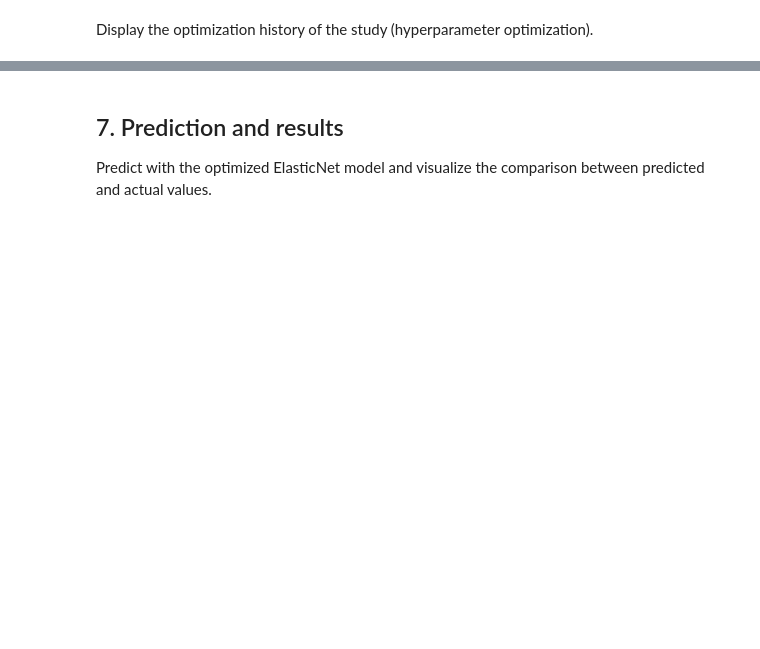
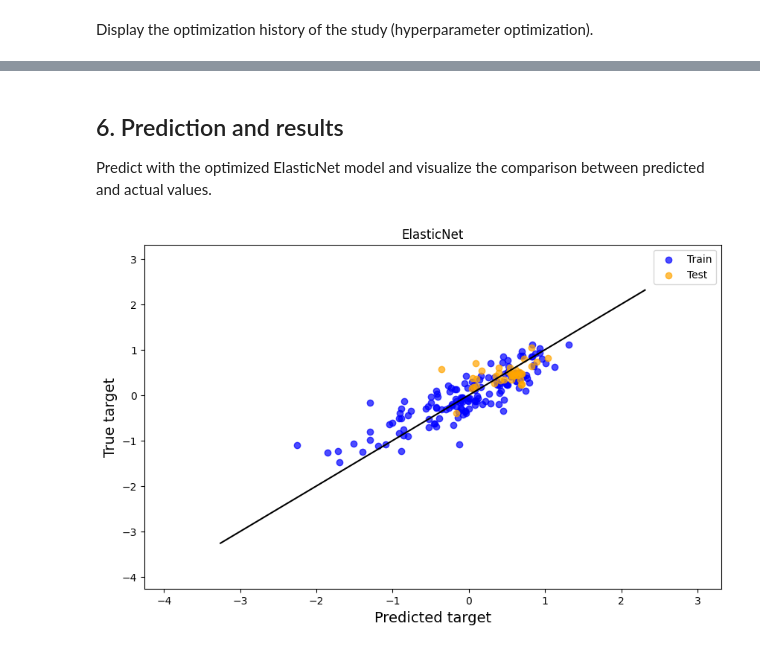
Before and after one commit to tahiri-lab/QSAR, a Jupyter notebook: tutorials/models/elasticnet.ipynb, the cells around one changed output, grey strips where cells are left out. Saved outputs shown, nothing was run; the diff lists cells and outputs as text; code cells hidden in the pictures; blank space fills up the shorter version.

```diff
--- a/tutorials/models/elasticnet.ipynb
+++ b/tutorials/models/elasticnet.ipynb
@@ -109,8 +125,10 @@ display(plot_optimization_history(study))
 # %% [markdown]
-## 7. Prediction and results
+## 6. Prediction and results
 Predict with the optimized ElasticNet model and visualize the comparison between predicted and actual values.
 # %%
-y_full_train_pred, y_full_test_pred = cross_validator.get_predictions(elasticnet_model.model, x_dfs["full_train"],
-                                                                      y_dfs["full_train"], x_dfs["full_test"])
-visualizer.display_true_vs_predicted("ElasticNet", y_dfs["full_train"], y_dfs["full_test"], y_full_train_pred,
+y_full_train_pred, y_full_test_pred = cross_validator.get_predictions(elasticnet_model.model, x_train=x_dfs["full_train"].copy(),
+                                                                      y_train=y_dfs["full_train"].copy(), x_test=x_dfs["full_test"].copy())
+visualizer.display_true_vs_predicted("ElasticNet", y_dfs["full_train"].copy(), y_dfs["full_test"].copy(), y_full_train_pred,
                                      y_full_test_pred)
+# %% [output]
+[figure, added]
```
Also changed, not shown: parts of 17 cells of this notebook, 1 other file.
